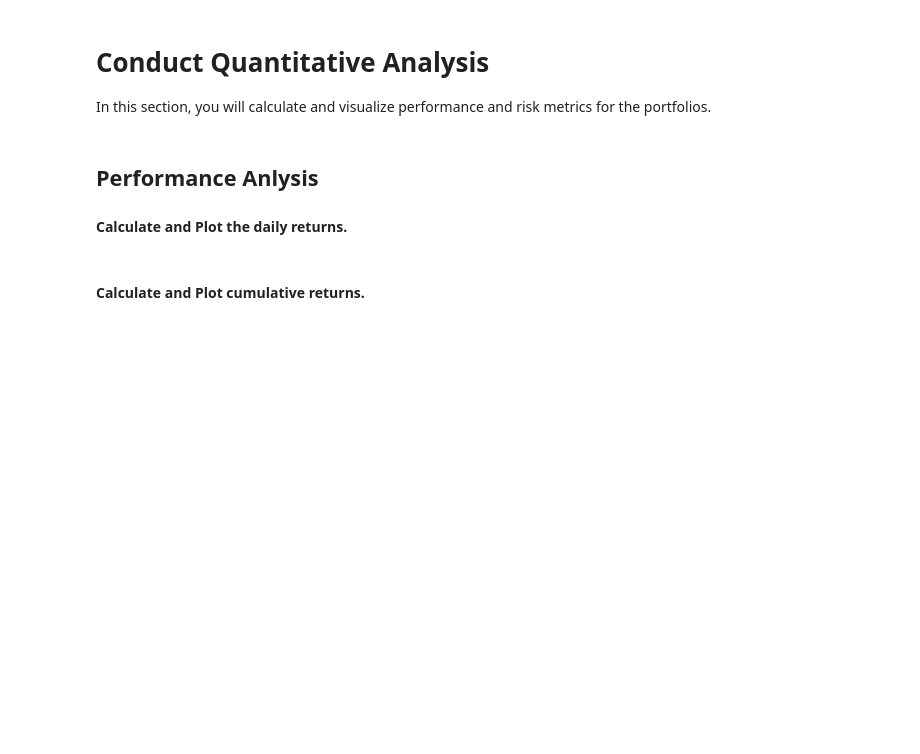
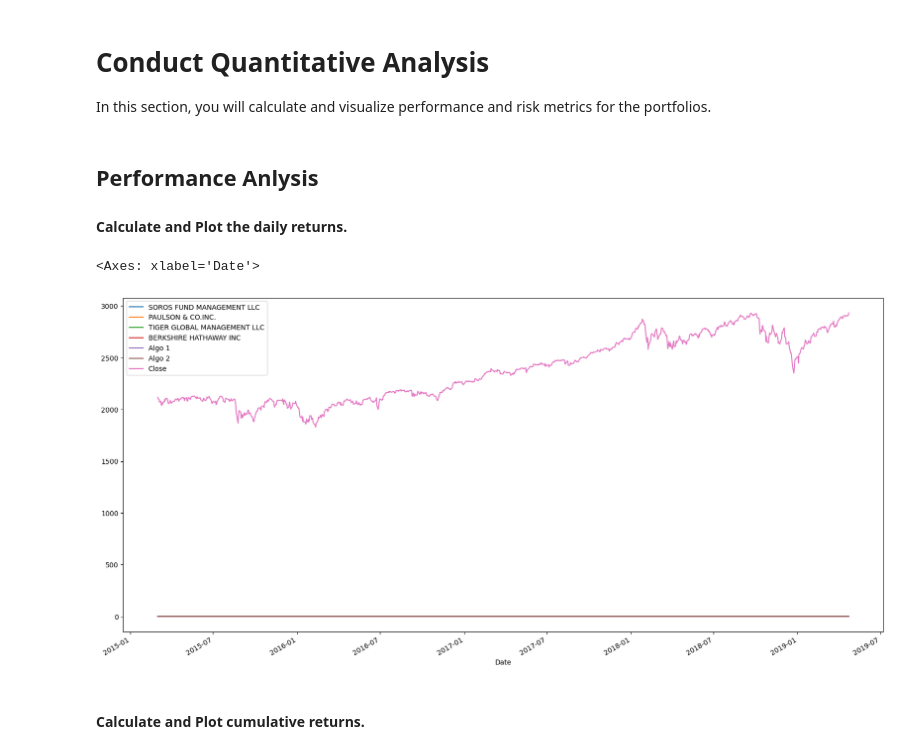
Before and after one commit to kimrodriguezFINTECH/AWHALE, a Jupyter notebook: whale_analysis.ipynb, the cells around one changed output. Drawn from its saved outputs; the diff is of its cells as text; code cells hidden in the pictures; blank space fills up the shorter version.

```diff
--- a/whale_analysis.ipynb
+++ b/whale_analysis.ipynb
@@ -213,3 +223,5 @@ dtype: int64
 ## Combine Whale, Algorithmic, and S&P 500 Returns
 # %%
 # Join Whale Returns, Algorithmic Returns, and the S&P 500 Returns into a single DataFrame with columns for each portfolio's returns.
+joined_data_columns = pd.concat([whales, algo, sp500], axis="columns", join= "inner")
+joined_data_columns.head()
@@ -225,6 +245,11 @@ In this section, you will calculate and visualize performance and risk metrics f
 #### Calculate and Plot the daily returns.
 # %%
 # Plot daily returns of all portfolios
+# daily_returns = joined_data_columns.pct_change()
+joined_data_columns.plot(figsize=(20,10))
+# %% [output]
+<Axes: xlabel='Date'>
+[figure, added]
 # %% [markdown]
 #### Calculate and Plot cumulative returns.
 # %%
```
Also changed, not shown: parts of 3 cells of this notebook.
